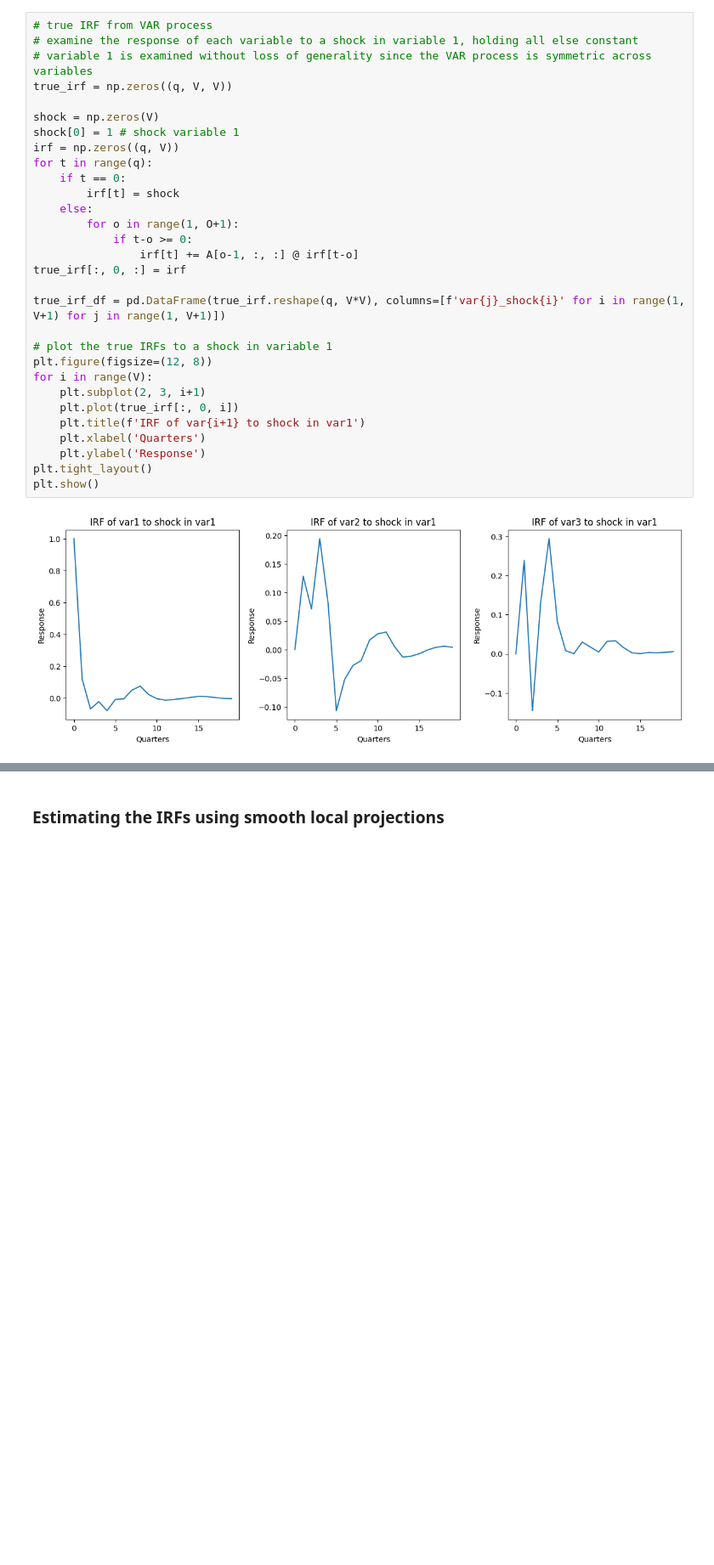
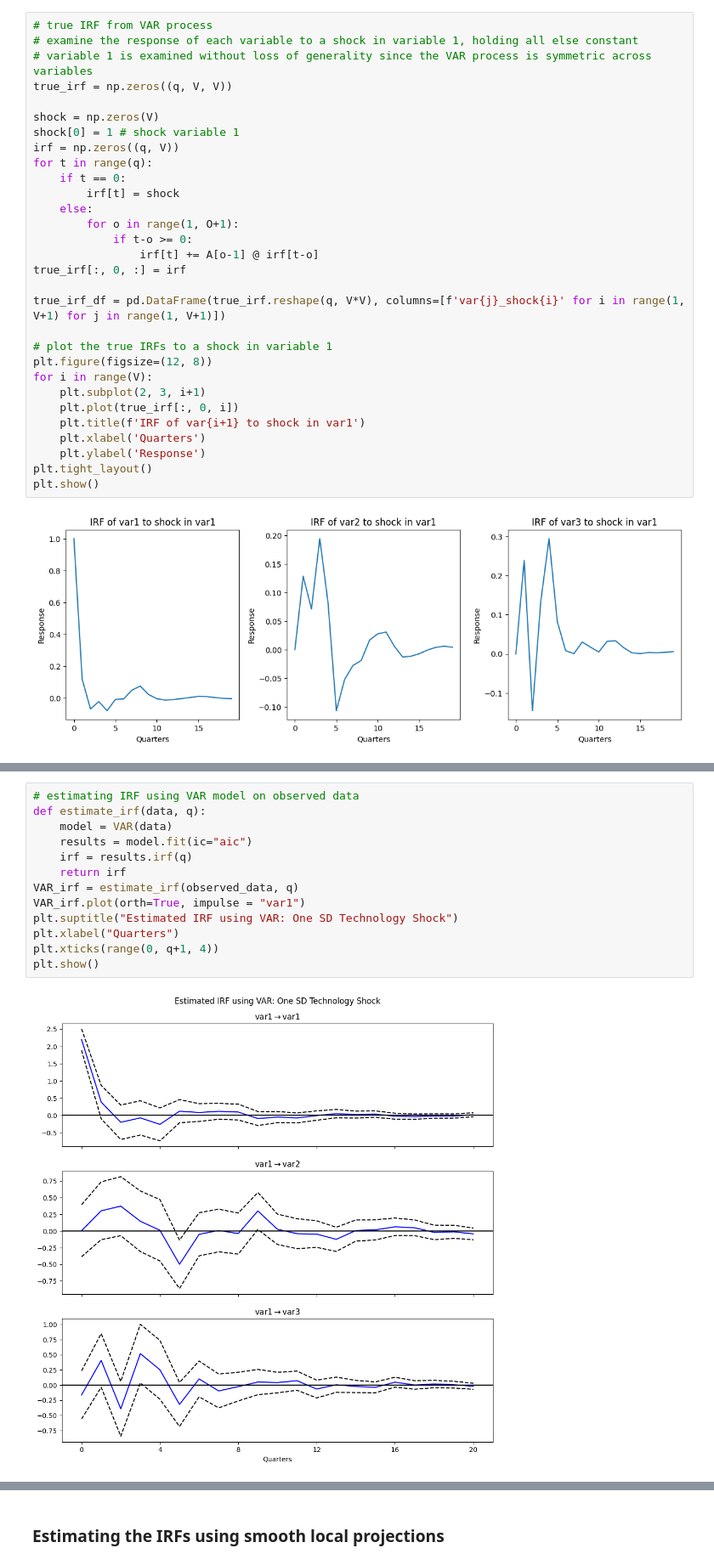
Before and after one commit to matt-dot-k/econ-622-project, a Jupyter notebook: true_VAR.ipynb, the cells around one changed output, grey strips where cells are left out. Shown at 85% size. Drawn from its saved outputs; the diff is of its cells as text; blank space fills up the shorter version.

```diff
--- a/true_VAR.ipynb
+++ b/true_VAR.ipynb
@@ -60,7 +76,7 @@ for t in range(q):
     else:
         for o in range(1, O+1):
             if t-o >= 0:
-                irf[t] += A[o-1, :, :] @ irf[t-o]
+                irf[t] += A[o-1] @ irf[t-o]
 true_irf[:, 0, :] = irf
 
 true_irf_df = pd.DataFrame(true_irf.reshape(q, V*V), columns=[f'var{j}_shock{i}' for i in range(1, V+1) for j in range(1, V+1)])
@@ -79,0 +98,15 @@ plt.show()
+# %%
+# estimating IRF using VAR model on observed data
+def estimate_irf(data, q):
+    model = VAR(data)
+    results = model.fit(ic="aic")
+    irf = results.irf(q)
+    return irf
+VAR_irf = estimate_irf(observed_data, q)
+VAR_irf.plot(orth=True, impulse = "var1")
+plt.suptitle("Estimated IRF using VAR: One SD Technology Shock")
+plt.xlabel("Quarters")
+plt.xticks(range(0, q+1, 4))
+plt.show()
+# %% [output]
+[figure, added]
```
Also changed, not shown: parts of 6 cells of this notebook, 1 other file.
